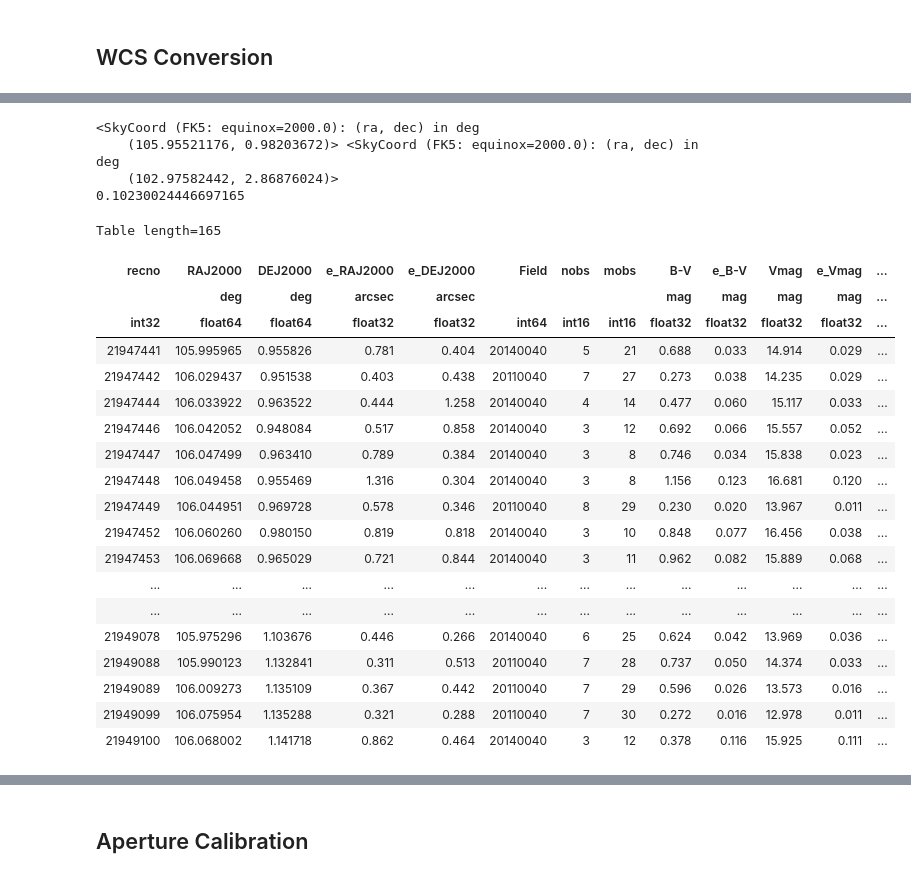
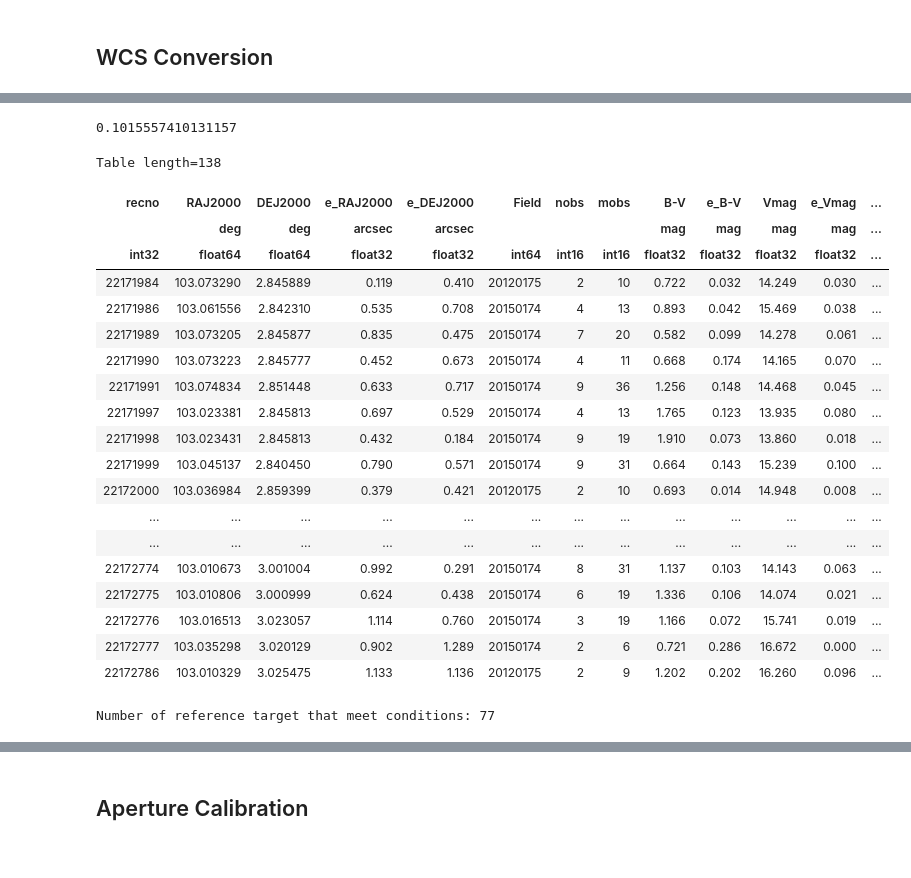
Before and after one commit to OwenJohnsons/Final_Year_Project, a Jupyter notebook: Code/magnitude.calibration.ipynb, the cells around one changed output, grey strips where cells are left out. Cells and saved outputs as stored; diff of their text form; code cells hidden in the pictures.

```diff
--- a/Code/magnitude.calibration.ipynb
+++ b/Code/magnitude.calibration.ipynb
@@ -50,10 +48,14 @@ os.listdir('astrometric_obs_data/')
  'Bochum2_V_wcs.fits',
  'Bochum2_B_wcs.fits']
 # %%
-temp_file_name = 'astrometric_obs_data/NGC2324_V_wcs.fits'
+temp_file_name = 'astrometric_obs_data/berkeley28_B_wcs.fits'
+
+# --- Loading Relevant Files and Header Parameters ---
 hdulist = fits.open(temp_file_name)
+tWCS = wcs.WCS(hdulist[0].header) #global variable
 image_data = hdulist[0].data; print(np.shape(image_data))
-tWCS = wcs.WCS(hdulist[0].header) #global variable
+
 target_name = temp_file_name[21:-8]
+print(target_name)
 # %% [output]
 (800, 850)
@@ -85,14 +92,11 @@ def WCS_conversion(file_path):
     '''
 
     hdulist = fits.open(file_path)
-    data = fits.getdata(file_path)
+    w = wcs.WCS(hdulist[0].header) # Parse the WCS keywords in the primary HDU
+    data = hdulist[0].data
 
-    DAO_sources  = starfinder(data, 6, True) # calling the star finder function
-
+    DAO_sources  = starfinder(data, 6, False) # calling the star finder function
     target_RADEC = []
-
-    # Parse the WCS keywords in the primary HDU
-    w = wcs.WCS(hdulist[0].header)
 
     for idx in range(0, len(DAO_sources)):
         world = w.pixel_to_world(DAO_sources['xcentroid'][idx], DAO_sources['ycentroid'][idx])
@@ -134,49 +126,45 @@ def find_nearest(array, value):
 # %%
 def APASS_query(frame_center):
     edge = tWCS.pixel_to_world(0, 0)
     query_radius = frame_center.separation(edge).degree # returns seperation in correct unit.
     print(query_radius)
 
     return(Vizier.query_region(coord.SkyCoord(frame_center, frame='fk5'), radius=Angle(query_radius, "deg"),  catalog='apass9')[0])
 
 edge = tWCS.pixel_to_world(0, 0); max_ed = tWCS.pixel_to_world(850, 800)
-print(max_ed, max)
 
 catalog_result = APASS_query(cnt)
-thrs = catalog_result['e_Vmag'].mean() + catalog_result['e_Vmag'].std()
+thrs = catalog_result['e_Bmag'].mean() + catalog_result['e_Bmag'].std()
 # catalog_result = (catalog_result[np.where(catalog_result['DEJ2000'] > edge.dec.degree) and np.where(catalog_result['DEJ2000'] < max_ed.dec.degree)])
 # and catalog_result[np.where(catalog_result['RAJ2000'] > edge.ra.degree) and np.where(catalog_result['RAJ2000'] < max_ed.ra.degree)]])
 
-catalog_result = catalog_result[np.where(catalog_result['e_Vmag'] < thrs) and np.where(catalog_result['e_Vmag'] > 0)]
+catalog_result = catalog_result[np.where(catalog_result['e_Bmag'] < thrs) and np.where(catalog_result['e_Bmag'] > 0)]
 test_RA = catalog_result['RAJ2000']
 test_DEC = catalog_result['DEJ2000']
 
 catalog_result
 # %% [output]
-<SkyCoord (FK5: equinox=2000.0): (ra, dec) in deg
-    (105.95521176, 0.98203672)> <SkyCoord (FK5: equinox=2000.0): (ra, dec) in deg
-    (102.97582442, 2.86876024)>
-0.10230024446697165
+0.1015557410131157
-Table length=165
+Table length=138
 | recno | RAJ2000 | DEJ2000 | e_RAJ2000 | e_DEJ2000 | Field | nobs | mobs | B-V | e_B-V | Vmag | e_Vmag | ... |
 |  | deg | deg | arcsec | arcsec |  |  |  | mag | mag | mag | mag | ... |
 | int32 | float64 | float64 | float32 | float32 | int64 | int16 | int16 | float32 | float32 | float32 | float32 | ... |
-| 21947441 | 105.995965 | 0.955826 | 0.781 | 0.404 | 20140040 | 5 | 21 | 0.688 | 0.033 | 14.914 | 0.029 | ... |
-| 21947442 | 106.029437 | 0.951538 | 0.403 | 0.438 | 20110040 | 7 | 27 | 0.273 | 0.038 | 14.235 | 0.029 | ... |
-| 21947444 | 106.033922 | 0.963522 | 0.444 | 1.258 | 20140040 | 4 | 14 | 0.477 | 0.060 | 15.117 | 0.033 | ... |
-| 21947446 | 106.042052 | 0.948084 | 0.517 | 0.858 | 20140040 | 3 | 12 | 0.692 | 0.066 | 15.557 | 0.052 | ... |
-| 21947447 | 106.047499 | 0.963410 | 0.789 | 0.384 | 20140040 | 3 | 8 | 0.746 | 0.034 | 15.838 | 0.023 | ... |
-| 21947448 | 106.049458 | 0.955469 | 1.316 | 0.304 | 20140040 | 3 | 8 | 1.156 | 0.123 | 16.681 | 0.120 | ... |
-| 21947449 | 106.044951 | 0.969728 | 0.578 | 0.346 | 20110040 | 8 | 29 | 0.230 | 0.020 | 13.967 | 0.011 | ... |
-| 21947452 | 106.060260 | 0.980150 | 0.819 | 0.818 | 20140040 | 3 | 10 | 0.848 | 0.077 | 16.456 | 0.038 | ... |
-| 21947453 | 106.069668 | 0.965029 | 0.721 | 0.844 | 20140040 | 3 | 11 | 0.962 | 0.082 | 15.889 | 0.068 | ... |
+| 22171984 | 103.073290 | 2.845889 | 0.119 | 0.410 | 20120175 | 2 | 10 | 0.722 | 0.032 | 14.249 | 0.030 | ... |
+| 22171986 | 103.061556 | 2.842310 | 0.535 | 0.708 | 20150174 | 4 | 13 | 0.893 | 0.042 | 15.469 | 0.038 | ... |
+| 22171989 | 103.073205 | 2.845877 | 0.835 | 0.475 | 20150174 | 7 | 20 | 0.582 | 0.099 | 14.278 | 0.061 | ... |
+| 22171990 | 103.073223 | 2.845777 | 0.452 | 0.673 | 20150174 | 4 | 11 | 0.668 | 0.174 | 14.165 | 0.070 | ... |
+| 22171991 | 103.074834 | 2.851448 | 0.633 | 0.717 | 20150174 | 9 | 36 | 1.256 | 0.148 | 14.468 | 0.045 | ... |
+| 22171997 | 103.023381 | 2.845813 | 0.697 | 0.529 | 20150174 | 4 | 13 | 1.765 | 0.123 | 13.935 | 0.080 | ... |
+| 22171998 | 103.023431 | 2.845813 | 0.432 | 0.184 | 20150174 | 9 | 19 | 1.910 | 0.073 | 13.860 | 0.018 | ... |
+| 22171999 | 103.045137 | 2.840450 | 0.790 | 0.571 | 20150174 | 9 | 31 | 0.664 | 0.143 | 15.239 | 0.100 | ... |
+| 22172000 | 103.036984 | 2.859399 | 0.379 | 0.421 | 20120175 | 2 | 10 | 0.693 | 0.014 | 14.948 | 0.008 | ... |
 | ... | ... | ... | ... | ... | ... | ... | ... | ... | ... | ... | ... | ... |
 | ... | ... | ... | ... | ... | ... | ... | ... | ... | ... | ... | ... | ... |
-| 21949078 | 105.975296 | 1.103676 | 0.446 | 0.266 | 20140040 | 6 | 25 | 0.624 | 0.042 | 13.969 | 0.036 | ... |
-| 21949088 | 105.990123 | 1.132841 | 0.311 | 0.513 | 20110040 | 7 | 28 | 0.737 | 0.050 | 14.374 | 0.033 | ... |
-| 21949089 | 106.009273 | 1.135109 | 0.367 | 0.442 | 20110040 | 7 | 29 | 0.596 | 0.026 | 13.573 | 0.016 | ... |
-| 21949099 | 106.075954 | 1.135288 | 0.321 | 0.288 | 20110040 | 7 | 30 | 0.272 | 0.016 | 12.978 | 0.011 | ... |
-| 21949100 | 106.068002 | 1.141718 | 0.862 | 0.464 | 20140040 | 3 | 12 | 0.378 | 0.116 | 15.925 | 0.111 | ... |
+| 22172774 | 103.010673 | 3.001004 | 0.992 | 0.291 | 20150174 | 8 | 31 | 1.137 | 0.103 | 14.143 | 0.063 | ... |
+| 22172775 | 103.010806 | 3.000999 | 0.624 | 0.438 | 20150174 | 6 | 19 | 1.336 | 0.106 | 14.074 | 0.021 | ... |
+| 22172776 | 103.016513 | 3.023057 | 1.114 | 0.760 | 20150174 | 3 | 19 | 1.166 | 0.072 | 15.741 | 0.019 | ... |
+| 22172777 | 103.035298 | 3.020129 | 0.902 | 1.289 | 20150174 | 2 | 6 | 0.721 | 0.286 | 16.672 | 0.000 | ... |
+| 22172786 | 103.010329 | 3.025475 | 1.133 | 1.136 | 20120175 | 2 | 9 | 1.202 | 0.202 | 16.260 | 0.096 | ... |
 # %%
 obs_index = []; cat_index = []
 
@@ -185,21 +173,23 @@ catalog_coord = SkyCoord(catalog_result['RAJ2000'], catalog_result['DEJ2000'], u
 obs_idx = 0; cat_idx = 0
 for obs_coord in tar:
     sep2tar = obs_coord.separation(catalog_coord).degree
-    if sep2tar.min() < 10e-4:
+    if sep2tar.min() < 2e-3:
         obs_index.append(obs_idx)
         cat_index.append(np.argmin(sep2tar))
     cat_idx += 1
     obs_idx += 1
 
 # complete removal of duplicates from the set
-res = [idx for idx, val in enumerate(cat_index) if val in cat_index[:idx]]
+# res = [idx for idx, val in enumerate(cat_index) if val in cat_index[:idx]]
+# cat_index = np.delete(cat_index, res); obs_index = np.delete(obs_index, res)
+# res = np.array(res) - 1
+# cat_index = np.delete(cat_index, res); obs_index = np.delete(obs_index, res)
 
-cat_index = np.delete(cat_index, res); obs_index = np.delete(obs_index, res)
-res = np.array(res) - 1
-cat_index = np.delete(cat_index, res); obs_index = np.delete(obs_index, res)
-
+print('Number of reference target that meet conditions:', len(cat_index))
 
 catalog_RA_pixel, catalog_DEC_pixel = Pixel_conversion(catalog_result['RAJ2000'], catalog_result['DEJ2000'], temp_file_name)
+# %% [output]
+Number of reference target that meet conditions: 77
 # %%
 pixel_coords_total = []
 
```
Also changed, not shown: parts of 10 cells of this notebook.
